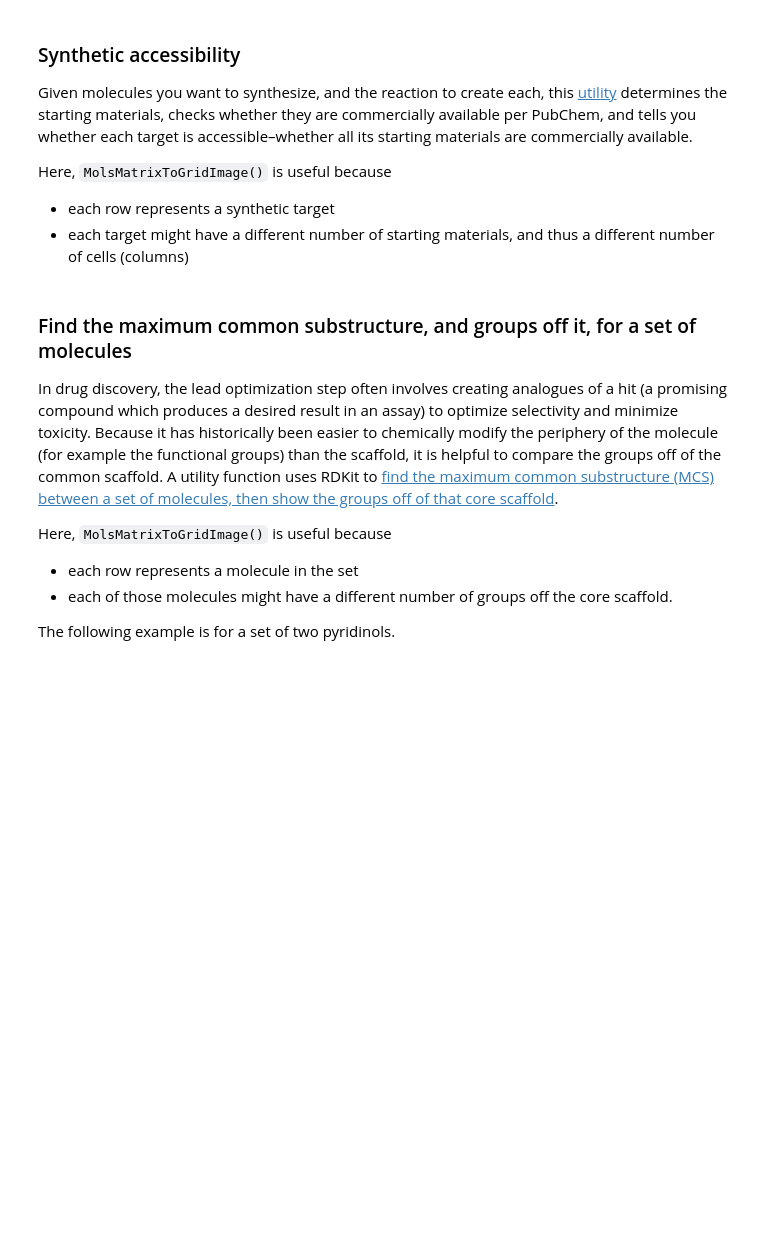
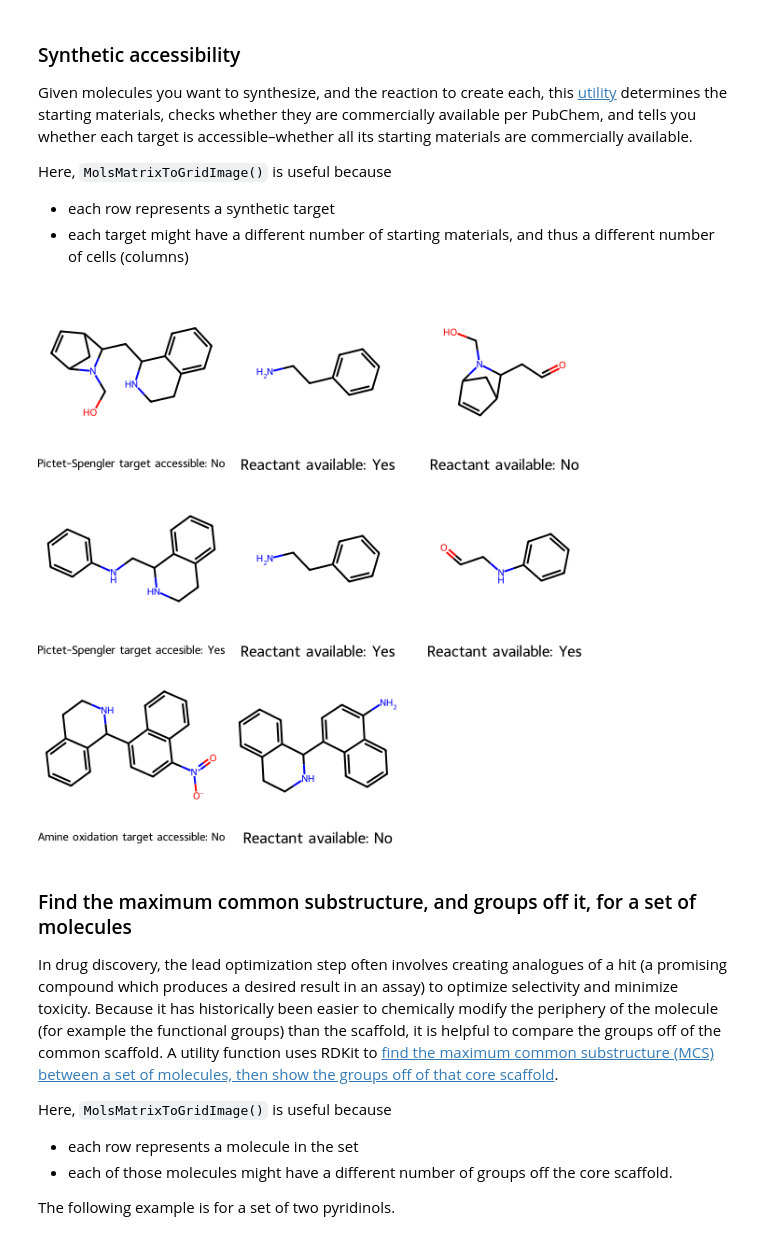
Before and after one commit to bertiewooster/rdkit_blog, a Jupyter notebook: notebooks/Plotting Rows and Columns of Molecules with MolsMatrixToGridImage.ipynb, the cells around one changed output. Saved outputs shown, nothing was run; the diff lists cells and outputs as text; code cells hidden in the pictures; blank space fills up the shorter version.

```diff
--- a/notebooks/Plotting Rows and Columns of Molecules with MolsMatrixToGridImage.ipynb
+++ b/notebooks/Plotting Rows and Columns of Molecules with MolsMatrixToGridImage.ipynb
@@ -97,3 +108,10 @@ Here, `MolsMatrixToGridImage()` is useful because
+# %%
+synSmiles = ['OCN1C2CC(C=C2)C1CC1NCCc2ccccc12', 'NCCc1ccccc1', 'O=CCC1C2C=CC(C2)N1CO', 'c1ccc(NCC2NCCc3ccccc32)cc1', 'NCCc1ccccc1', 'O=CCNc1ccccc1', '[O-][N+](=O)C1=CC=C(C2NCCc3ccccc23)C2=C1C=CC=C2', 'Nc1ccc(C2NCCc3ccccc32)c2ccccc12', '']
+synMols = [Chem.MolFromSmiles(smile) for smile in synSmiles]
+synLegends = ['Pictet-Spengler target accessible: No', 'Reactant available: Yes', 'Reactant available: No', 'Pictet-Spengler target accesible: Yes', 'Reactant available: Yes', 'Reactant available: Yes', 'Amine oxidation target accessible: No', 'Reactant available: No', '']
+MolsToGridImage(mols=synMols, legends=synLegends, molsPerRow=3)
+# %% [output]
+[figure, added]
 # %% [markdown]
 ### Find the maximum common substructure, and groups off it, for a set of molecules
 
```
Also changed, not shown: parts of 8 cells of this notebook.
